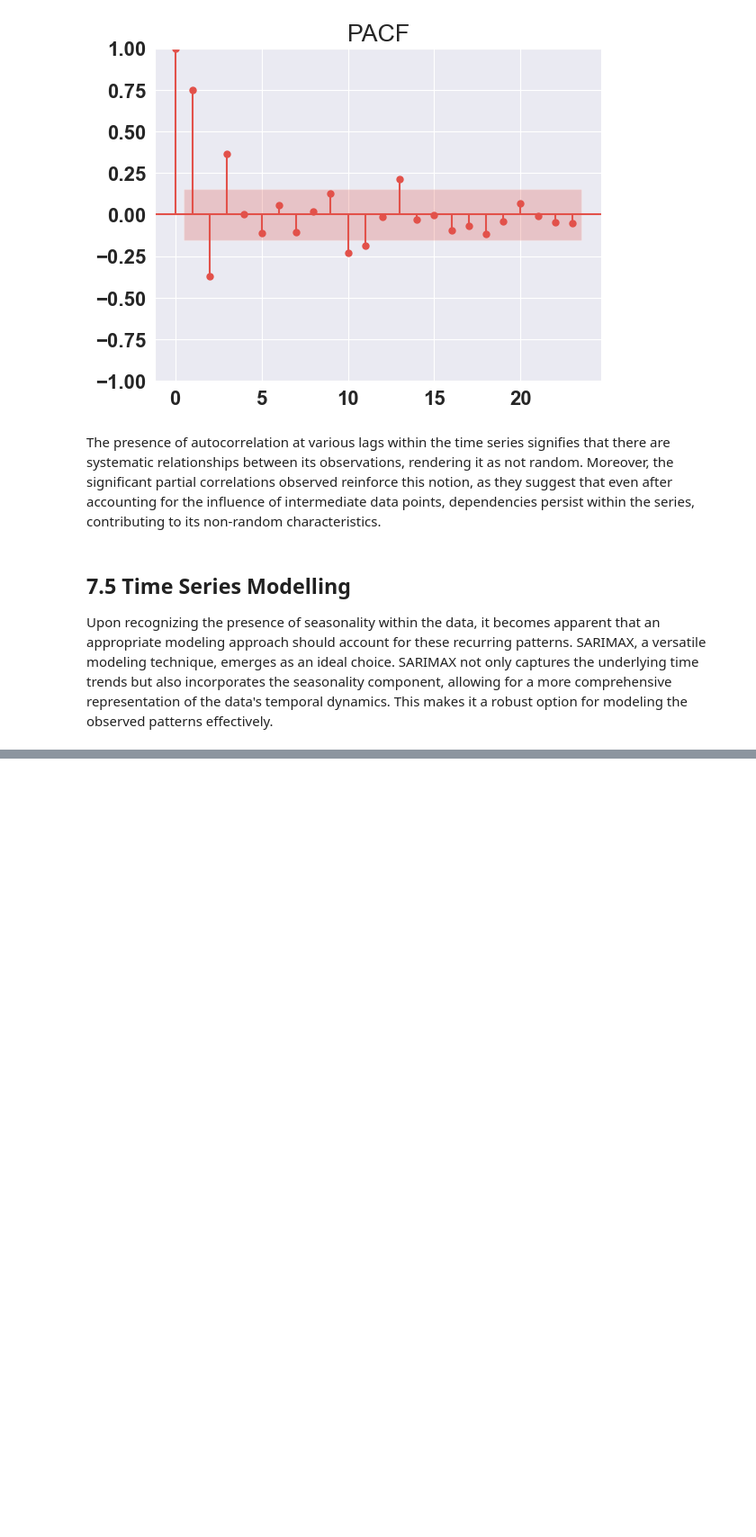
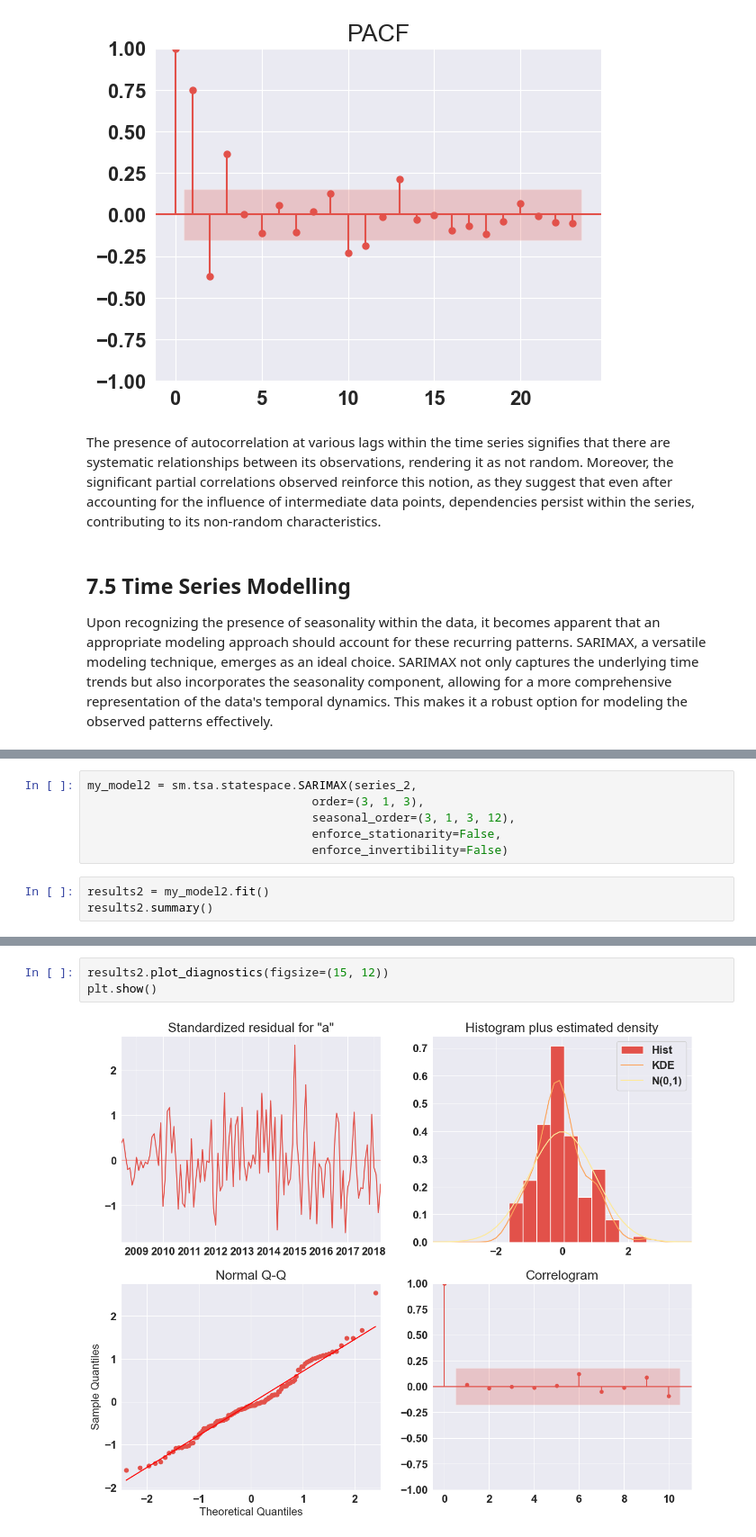
Before and after one commit to FionaNalianya/Forecasting-real-estate-prices, a Jupyter notebook: notebook.ipynb, the cells around one changed output, grey strips where cells are left out. Shown at 90% size. Saved outputs shown, nothing was run; the diff lists cells and outputs as text; blank space fills up the shorter version.

```diff
--- a/notebook.ipynb
+++ b/notebook.ipynb
@@ -1067,0 +1184,9 @@ NameError: name 'pm' is not defined
+# %%
+my_model2 = sm.tsa.statespace.SARIMAX(series_2,
+                                order=(3, 1, 3),
+                                seasonal_order=(3, 1, 3, 12),
+                                enforce_stationarity=False,
+                                enforce_invertibility=False)
+# %%
+results2 = my_model2.fit()
+results2.summary()
@@ -1067,0 +1223,5 @@ NameError: name 'pm' is not defined
+# %%
+results2.plot_diagnostics(figsize=(15, 12))
+plt.show()
+# %% [output]
+[figure, added]
```
Also changed, not shown: parts of 17 cells of this notebook.
